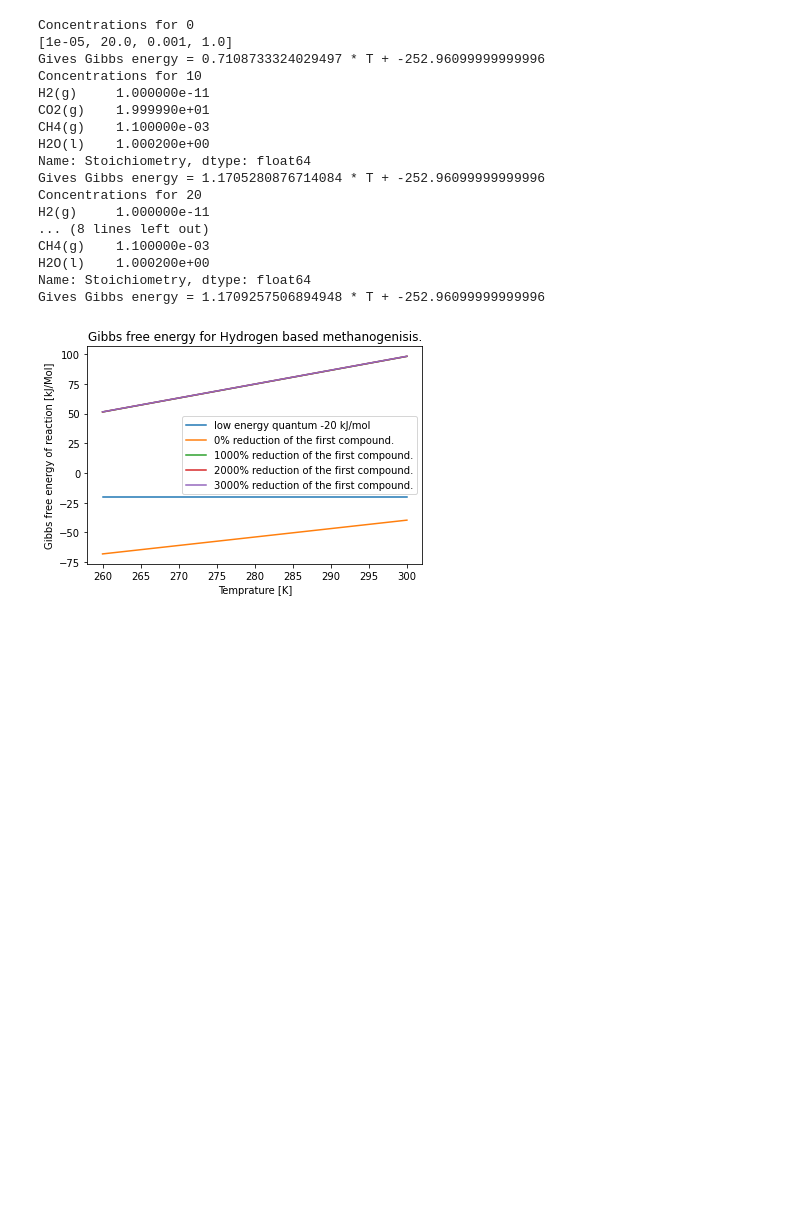
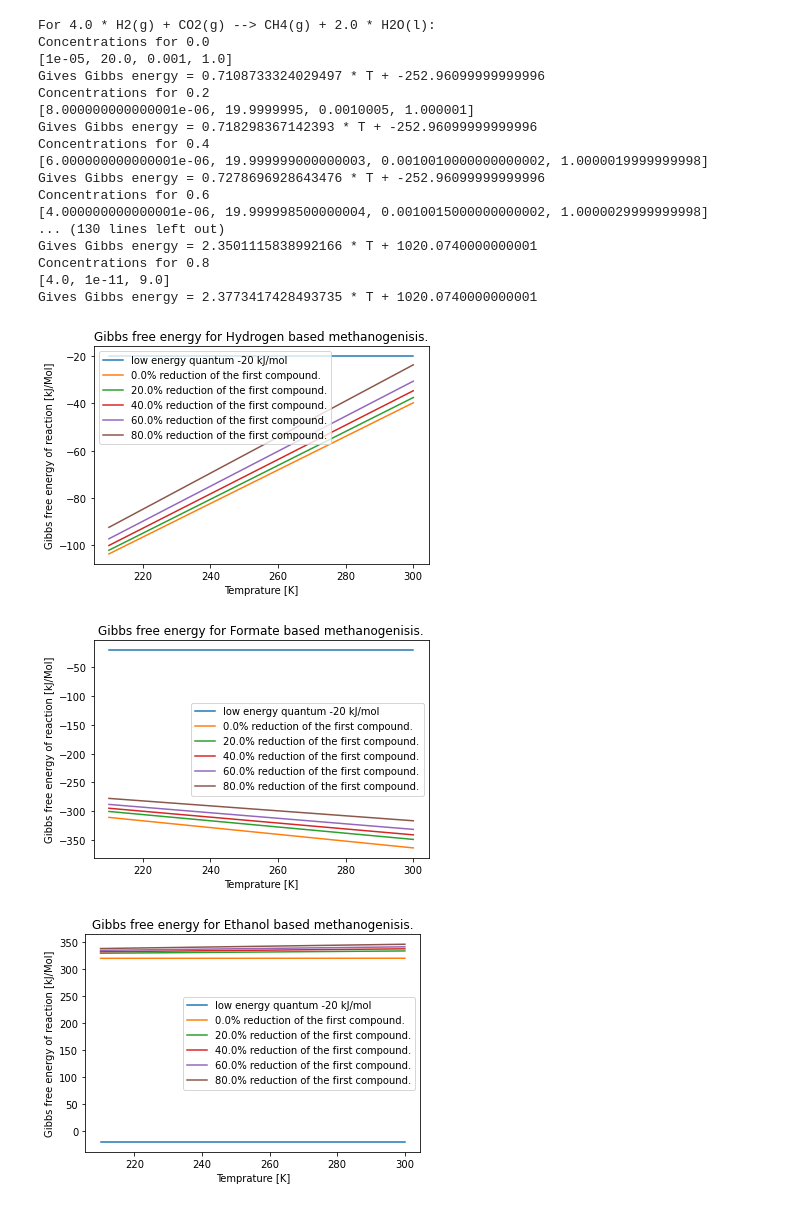
Before and after one commit to DylanDVerburg/GFEC, a Jupyter notebook: Gibsfreeenergy.ipynb, the cells around one changed output. Cells and saved outputs as stored; diff of their text form; code cells hidden in the pictures; blank space fills up the shorter version.

Commit message:
Improved readability
INproved the visual and verbal output of thinfilm method.

```diff
--- a/Gibsfreeenergy.ipynb
+++ b/Gibsfreeenergy.ipynb
@@ -180,7 +180,7 @@ class Gibbs_free_energy:
             #prevent negative concentrations
             Concentrations[Concentrations < 0] = 1e-11
 
-            concentration_row.append(Concentrations)
+            concentration_row.append(Concentrations.tolist())
             reaction_matrix.Concentration = Concentrations
 
         return np.array(a_row), np.array(b_row), np.array(c_row), concentration_row
@@ -189,11 +189,8 @@ class Gibbs_free_energy:
         T = np.linspace(Tmin, Tmax, 50)
         reaction_matrix = self.read_reaction(reaction, undefined_concentrations)
         a, b, sim_range, concentration_row = self.thin_film(reaction_matrix, T, C_diff, steps)
-        for i in range(steps):
-            print(f'Concentrations for {sim_range[i]}')
-            print(concentration_row[i])
-            print(f'Gives Gibbs energy = {a[i]} * T + {b[i]}')
 
+        print(f'For {reaction}:')
         dGT= []
         for i in range(len(a)):
             dGT.append(a[i] * T + b[i])
@@ -212,6 +209,13 @@ class Gibbs_free_energy:
         plt.xlabel("Temprature [K]")
         plt.legend()
 
+        for i in range(steps):
+            print(f'Concentrations for {sim_range[i]}')
+            print(concentration_row[i])
+            print(f'Gives Gibbs energy = {a[i]} * T + {b[i]}')
+        print("")
+
+
     def plot_for_T(self, reaction, Tmin = 0, Tmax = 500, undefined_concentrations = 1, warnings = True, title = ""):
         T = np.linspace(Tmin, Tmax, 50)
         dGT = self.give_for_T(reaction, T, undefined_concentrations, warnings)
@@ -273,50 +277,52 @@ MRA = Gibbs_free_energy(bulk)
 #4(CH3)3N+6H2O+4H+→4NH4++9CH4+3CO2
 # 2-methoxyphenol (CH3‑O‑R)
 #4 2-methoxyphenol + 2 H2O→4 2-hydroxyphenol + CO2+3CH4
 
 reaction_CH4 = ['4.0 * H2(g) + CO2(g) --> CH4(g) + 2.0 * H2O(l)',
             '4*HCO2-(aq) + 4*H+(aq) --> CH4(g) + 3*CO2(g) + 2*H2O(l)',
             '2 * C2H5OH(l) + CO2(g) --> 2 * CH3COOH(l) + CH4(g)', #C2H5OH boils at 64C / 337.8K
             'CH3OH(l) + H2(g) --> CH4(g) + H2O(l)',    #CH3OH boils at 64.7C / 337K
             '2 * CH3OH(l) + C2H5OH(l) --> 2*CH4(g) + H2O(l) +  CH3COOH(l) ', #CH3COOH boils at 118C / 391.2K
             '4*CH3OH(l) --> CO2(g) + 3*CH4(g) + 2*H2O(l)',
             'CH3COOH(l) --> CO2(g) + CH4(g)',
             '4* CO2(g) + 8* H2(g) --> 2* CH3COOH(l)'
            ]
 
 titles = [ "Hydrogen based methanogenisis",
            "Formate based methanogenisis",
            "Ethanol based methanogenisis",
            "Methanol - Hydrogen based methanogenisis",
            "Methanol - Ethanol based methanogenisis",
            "Methanol based methanogenisis",
            "Acetic acid based methanogenisis",
            "Acetogenisis"
         ]
 
-#for i in range(len(reaction_CH4)):
-#    MRA.plot_for_T(reaction_CH4[i], Tmin = 210, Tmax = 300, warnings = False, title = titles[i])
+for i in range(len(reaction_CH4)):
+    #MRA.plot_for_T(reaction_CH4[i], Tmin = 210, Tmax = 300, warnings = False, title = titles[i])
+    MRA.thin_film_simulation(reaction_CH4[i], title = titles[i], steps = 5, C_diff = 0.2, Tmin = 210, Tmax = 300)
+
 #MRA.define_G(MRA.read_reaction(reaction_CH4[0], 1))
-
 #MRA.thin_film(MRA.read_reaction(reaction_CH4[0], 1), 298.15)#, warnings = False)
-MRA.thin_film_simulation(reaction_CH4[0], steps = 4, C_diff = 10, title = titles[0], Tmin = 260, Tmax = 300)
 #MRA.give_for_T(reaction_CH4[0], T = [308.15])
 # %% [output]
-Concentrations for 0
+For 4.0 * H2(g) + CO2(g) --> CH4(g) + 2.0 * H2O(l):
+Concentrations for 0.0
 [1e-05, 20.0, 0.001, 1.0]
 Gives Gibbs energy = 0.7108733324029497 * T + -252.96099999999996
-Concentrations for 10
-H2(g)     1.000000e-11
-CO2(g)    1.999990e+01
-CH4(g)    1.100000e-03
-H2O(l)    1.000200e+00
-Name: Stoichiometry, dtype: float64
-Gives Gibbs energy = 1.1705280876714084 * T + -252.96099999999996
-Concentrations for 20
-H2(g)     1.000000e-11
-... (8 lines left out)
-CH4(g)    1.100000e-03
-H2O(l)    1.000200e+00
-Name: Stoichiometry, dtype: float64
-Gives Gibbs energy = 1.1709257506894948 * T + -252.96099999999996
+Concentrations for 0.2
+[8.000000000000001e-06, 19.9999995, 0.0010005, 1.000001]
+Gives Gibbs energy = 0.718298367142393 * T + -252.96099999999996
+Concentrations for 0.4
+[6.000000000000001e-06, 19.999999000000003, 0.0010010000000000002, 1.0000019999999998]
+Gives Gibbs energy = 0.7278696928643476 * T + -252.96099999999996
+Concentrations for 0.6
+[4.000000000000001e-06, 19.999998500000004, 0.0010015000000000002, 1.0000029999999998]
+... (130 lines left out)
+Gives Gibbs energy = 2.3501115838992166 * T + 1020.0740000000001
+Concentrations for 0.8
+[4.0, 1e-11, 9.0]
+Gives Gibbs energy = 2.3773417428493735 * T + 1020.0740000000001
-[figure, old version]
+[figure, new version]
+[figure, added]
+[figure, added]
```
Also changed, not shown: parts of 1 cell of this notebook.
